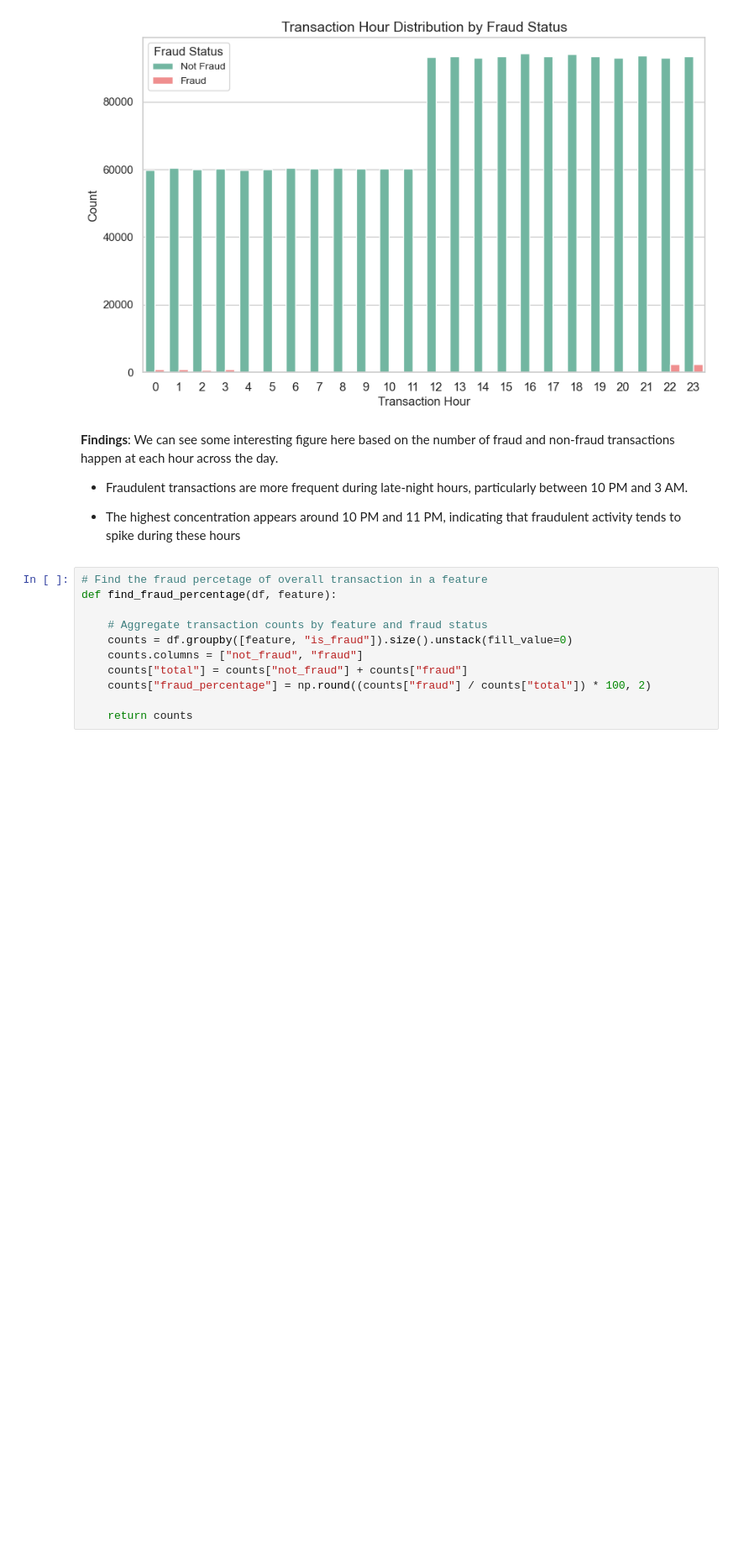
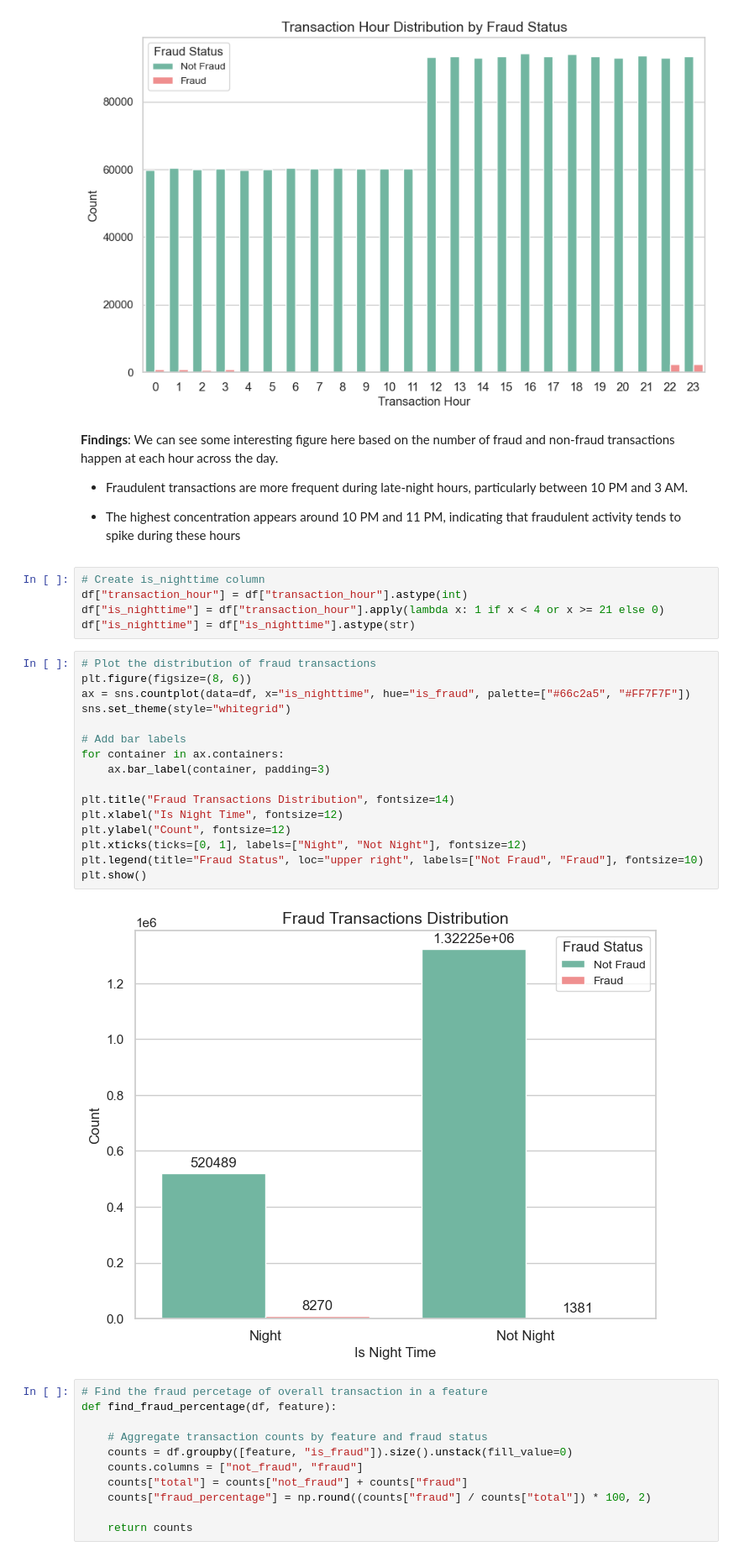
Before and after one commit to Youhorng/credit_card_fraud_prediction, a Jupyter notebook: notebooks/exploratory_data_analysis.ipynb, the cells around one changed output. Shown at 84% size. Cells and saved outputs as stored; diff of their text form; blank space fills up the shorter version.

Commit message:
Add nighttime feature

```diff
--- a/notebooks/exploratory_data_analysis.ipynb
+++ b/notebooks/exploratory_data_analysis.ipynb
@@ -522,6 +522,29 @@ plt.show()
 - Fraudulent transactions are more frequent during late-night hours, particularly between 10 PM and 3 AM.
 
 - The highest concentration appears around 10 PM and 11 PM, indicating that fraudulent activity tends to spike during these hours
+# %%
+# Create is_nighttime column
+df["transaction_hour"] = df["transaction_hour"].astype(int)
+df["is_nighttime"] = df["transaction_hour"].apply(lambda x: 1 if x < 4 or x >= 21 else 0)
+df["is_nighttime"] = df["is_nighttime"].astype(str)
+# %%
+# Plot the distribution of fraud transactions
+plt.figure(figsize=(8, 6))
+ax = sns.countplot(data=df, x="is_nighttime", hue="is_fraud", palette=["#66c2a5", "#FF7F7F"])
+sns.set_theme(style="whitegrid")
+
+# Add bar labels
+for container in ax.containers:
+    ax.bar_label(container, padding=3)
+
+plt.title("Fraud Transactions Distribution", fontsize=14)
+plt.xlabel("Is Night Time", fontsize=12)
+plt.ylabel("Count", fontsize=12)
+plt.xticks(ticks=[0, 1], labels=["Night", "Not Night"], fontsize=12)
+plt.legend(title="Fraud Status", loc="upper right", labels=["Not Fraud", "Fraud"], fontsize=10)
+plt.show()
+# %% [output]
+[figure, added]
 # %%
 # Find the fraud percetage of overall transaction in a feature
 def find_fraud_percentage(df, feature):
```
